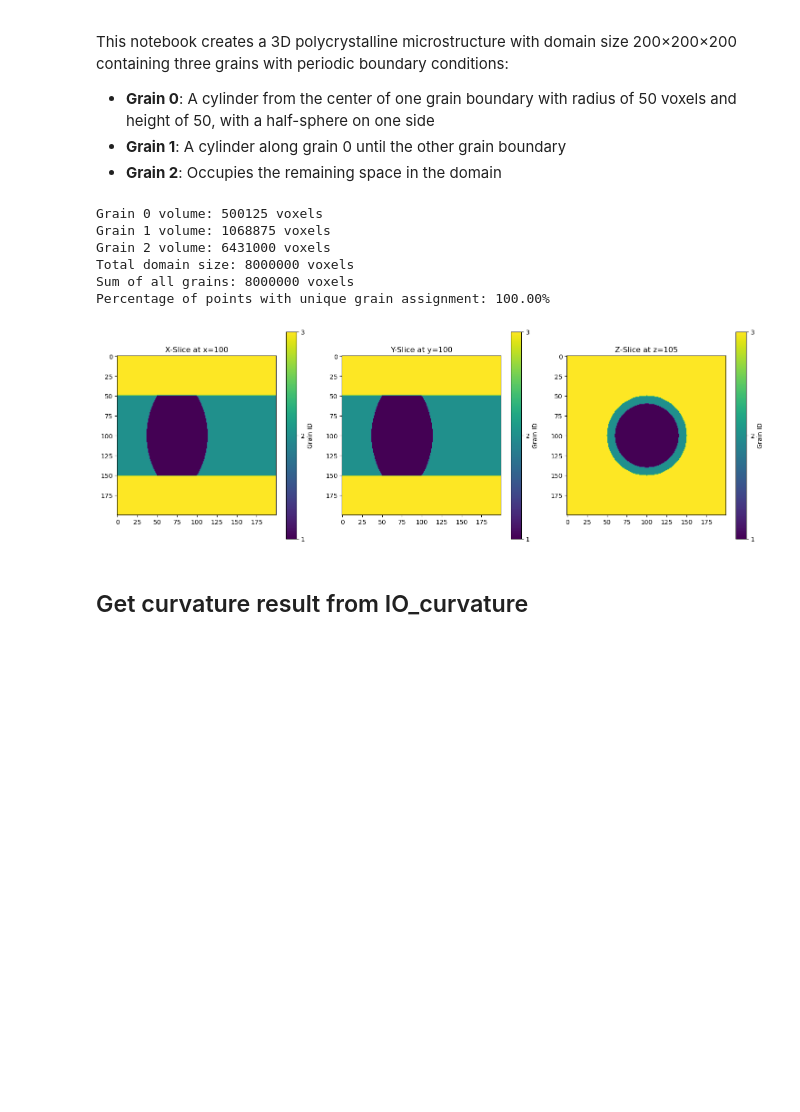
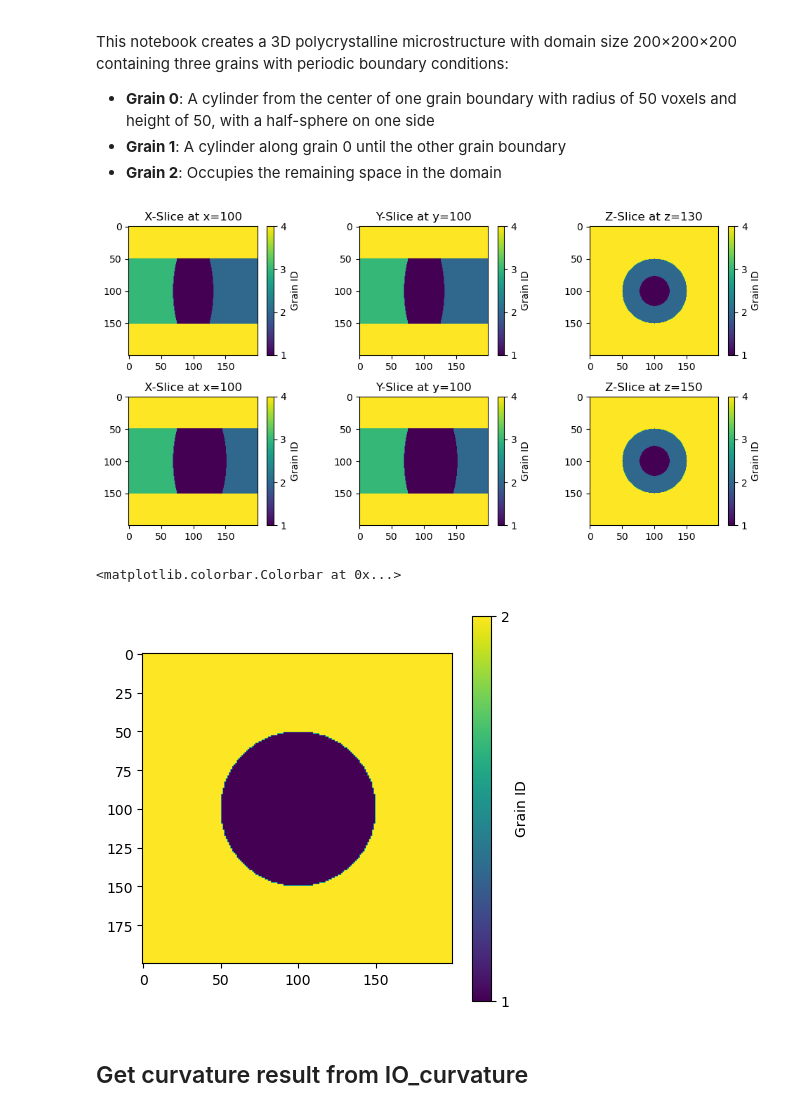
Before and after one commit to Linwitness/VECTOR, a Jupyter notebook: examples/GB_velocity/verification_curvature_algorithm_3d.ipynb, the cells around one changed output. Saved outputs shown, nothing was run; the diff lists cells and outputs as text; code cells hidden in the pictures; blank space fills up the shorter version.

```diff
--- a/examples/GB_velocity/verification_curvature_algorithm_3d.ipynb
+++ b/examples/GB_velocity/verification_curvature_algorithm_3d.ipynb
@@ -111,47 +121,58 @@ P0 = microstructure[:, :, :, 0] * 1 + microstructure[:, :, :, 1] * 2 + microstru
-# %%
-# Verify grain volumes
-print(f"Grain 0 volume: {np.sum(grain0)} voxels")
-print(f"Grain 1 volume: {np.sum(grain1)} voxels")
-print(f"Grain 2 volume: {np.sum(grain2)} voxels")
-print(f"Total domain size: {nx * ny * nz} voxels")
-print(f"Sum of all grains: {np.sum(grain0) + np.sum(grain1) + np.sum(grain2)} voxels")
-
-# Verify that each point belongs to exactly one grain
-unique_assignment = (np.sum(microstructure, axis=3) == 1)
-print(f"Percentage of points with unique grain assignment: {np.mean(unique_assignment) * 100:.2f}%")
-# %% [output]
-Grain 0 volume: 500125 voxels
-Grain 1 volume: 1068875 voxels
-Grain 2 volume: 6431000 voxels
-Total domain size: 8000000 voxels
-Sum of all grains: 8000000 voxels
-Percentage of points with unique grain assignment: 100.00%
+# %%
+# Create a mask for the sphere grains
+sphere_radius = 50
+microstructure, _ = myInput.Circle_IC3d(nx, ny, nz, sphere_radius)
+P0_sphere_step0 = microstructure[:,:,:,0]*1 + microstructure[:,:,:,1]*2
 # %%
 # Visualize mid-slices
-plt.figure(figsize=(15, 5))
+plt.figure(figsize=(10, 5))
 
 # X-slice
-plt.subplot(131)
-plt.imshow(P0[nx//2, :, :], cmap='viridis', vmin=1, vmax=3)
+plt.subplot(231)
+plt.imshow(P0_step0[nx//2, :, :], cmap='viridis', vmin=1, vmax=4)
 plt.title(f'X-Slice at x={nx//2}')
-plt.colorbar(ticks=[1, 2, 3], label='Grain ID')
+plt.colorbar(ticks=[1, 2, 3, 4], label='Grain ID')
 
 # Y-slice
-plt.subplot(132)
-plt.imshow(P0[:, ny//2, :], cmap='viridis', vmin=1, vmax=3)
+plt.subplot(232)
+plt.imshow(P0_step0[:, ny//2, :], cmap='viridis', vmin=1, vmax=4)
 plt.title(f'Y-Slice at y={ny//2}')
-plt.colorbar(ticks=[1, 2, 3], label='Grain ID')
+plt.colorbar(ticks=[1, 2, 3, 4], label='Grain ID')
 
 # Z-slice at cylinder half-height
-plt.subplot(133)
-plt.imshow(P0[:, :, start_z + cylinder_height + 5], cmap='viridis', vmin=1, vmax=3)
-plt.title(f'Z-Slice at z={start_z + cylinder_height + 5}')
-plt.colorbar(ticks=[1, 2, 3], label='Grain ID')
+plt.subplot(233)
+plt.imshow(P0_step0[:, :, start_z_step0 + cylinder_height_step0 + 5], cmap='viridis', vmin=1, vmax=4)
+plt.title(f'Z-Slice at z={start_z_step0 + cylinder_height_step0 + 5}')
+plt.colorbar(ticks=[1, 2, 3, 4], label='Grain ID')
+
+# X-slice
+plt.subplot(234)
+plt.imshow(P0_step1[nx//2, :, :], cmap='viridis', vmin=1, vmax=4)
+plt.title(f'X-Slice at x={nx//2}')
+plt.colorbar(ticks=[1, 2, 3, 4], label='Grain ID')
+
+# Y-slice
+plt.subplot(235)
+plt.imshow(P0_step1[:, ny//2, :], cmap='viridis', vmin=1, vmax=4)
+plt.title(f'Y-Slice at y={ny//2}')
+plt.colorbar(ticks=[1, 2, 3, 4], label='Grain ID')
+
+# Z-slice at cylinder half-height
+plt.subplot(236)
+plt.imshow(P0_step1[:, :, start_z_step1 + cylinder_height_step1 + 5], cmap='viridis', vmin=1, vmax=4)
+plt.title(f'Z-Slice at z={start_z_step1 + cylinder_height_step1 + 5}')
+plt.colorbar(ticks=[1, 2, 3, 4], label='Grain ID')
 
 plt.tight_layout()
 plt.show()
+
+plt.figure(figsize=(5, 5))
+plt.imshow(P0_sphere_step0[nx//2, :, :], cmap='viridis', vmin=1, vmax=2)
+plt.colorbar(ticks=[1, 2], label='Grain ID')
 # %% [output]
-[figure, old version]
+[figure, new version]
+<matplotlib.colorbar.Colorbar at 0x...>
+[figure, added]
 # %% [markdown]
 ## Get curvature result from IO_curvature
 # %%
```
Also changed, not shown: parts of 16 cells of this notebook, 1 other file.
